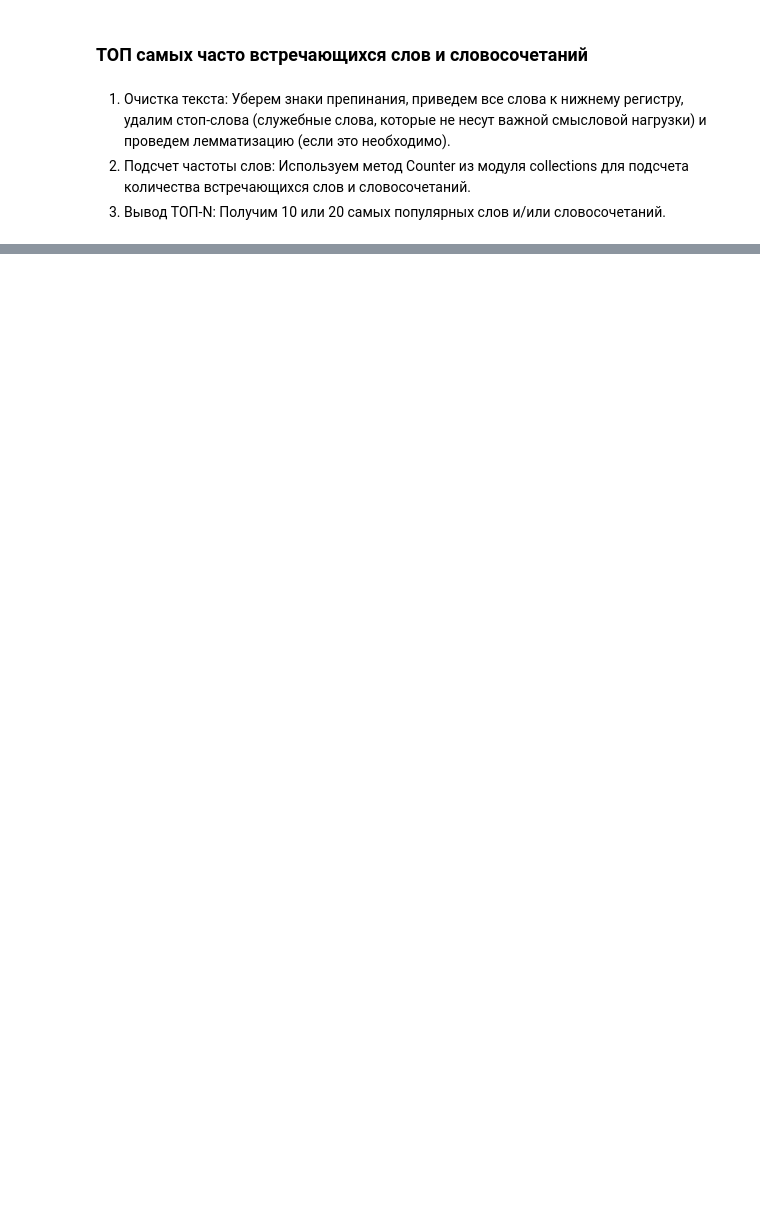
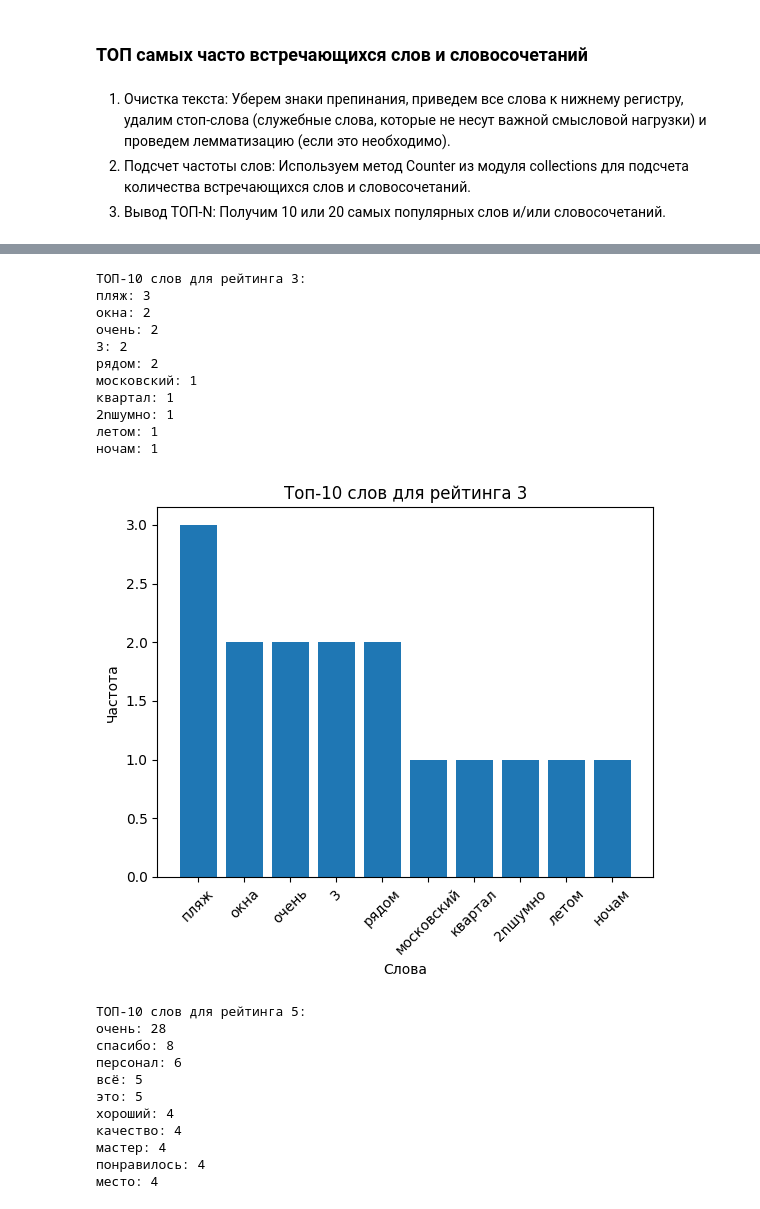
Before and after one commit to lastinm/s3_hakaton_group10, a Jupyter notebook: Хакатон_3_семестр_EDA.ipynb, the cells around one changed output, grey strips where cells are left out. Drawn from its saved outputs; the diff is of its cells as text; code cells hidden in the pictures; blank space fills up the shorter version.

```diff
--- a/Хакатон_3_семестр_EDA.ipynb
+++ b/Хакатон_3_семестр_EDA.ipynb
@@ -222,0 +232,77 @@ for phrase, count in top_phrases:
+# %%
+# Функция для предобработки текста
+def preprocess_text(text):
+    # Приведение к нижнему регистру
+    text = text.lower()
+
+    # Удаление пунктуации и специальных символов
+    text = re.sub(r'[^\w\s]', '', text)
+
+    # Токенизация
+    tokens = word_tokenize(text)
+
+    # Удаление стоп-слов
+    stop_words = set(stopwords.words('russian'))
+    tokens = [word for word in tokens if word not in stop_words]
+
+    return tokens
+
+# Создание словаря для хранения частоты слов в зависимости от рейтинга
+frequency_by_rating = {}
+
+# Обработка каждого текста и подсчет частоты слов
+for index, row in data.iterrows():
+    rating = row['rating']
+    text = row['text']
+
+    tokens = preprocess_text(text)
+
+    if rating not in frequency_by_rating:
+        frequency_by_rating[rating] = Counter()
+
+    frequency_by_rating[rating].update(tokens)
+
+# Функция для создания и отображения ТОП-слов для каждого рейтинга
+def plot_top_words(frequency_dict, top_n=10):
+    for rating, counter in frequency_dict.items():
+        print(f"ТОП-{top_n} слов для рейтинга {rating}:")
+        top_words = counter.most_common(top_n)
+        for word, freq in top_words:
+            print(f"{word}: {freq}")
+        print()
+
+        # Построение графика
+        words, freqs = zip(*top_words)
+        plt.bar(words, freqs)
+        plt.title(f'Топ-{top_n} слов для рейтинга {rating}')
+        plt.xlabel('Слова')
+        plt.ylabel('Частота')
+        plt.xticks(rotation=45)
+        plt.show()
+
+# Отображаем топы для каждого рейтинга
+plot_top_words(frequency_by_rating)
+# %% [output]
+ТОП-10 слов для рейтинга 3:
+пляж: 3
+окна: 2
+очень: 2
+3: 2
+рядом: 2
+московский: 1
+квартал: 1
+2nшумно: 1
+летом: 1
+ночам: 1
+[figure, added]
+ТОП-10 слов для рейтинга 5:
+очень: 28
+спасибо: 8
+персонал: 6
+всё: 5
+это: 5
+хороший: 4
+качество: 4
+мастер: 4
+понравилось: 4
+место: 4
```
Also changed, not shown: parts of 5 cells of this notebook.
